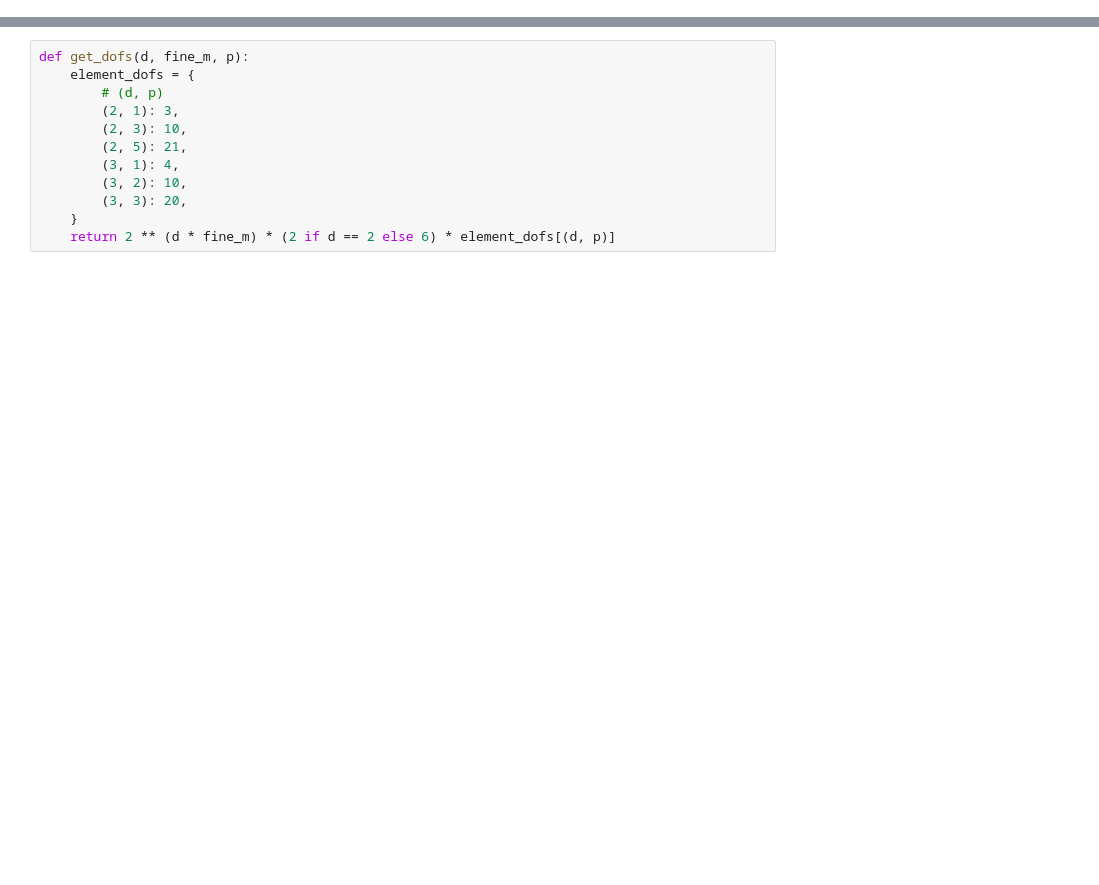
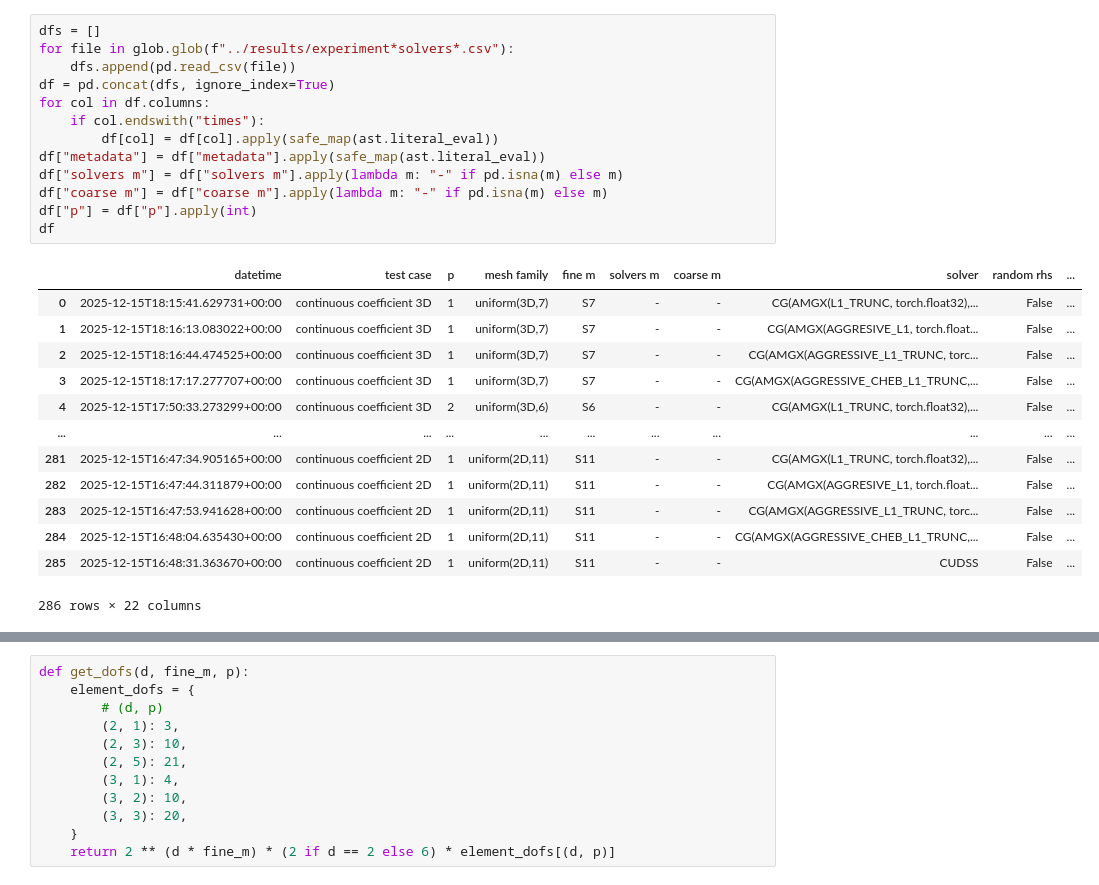
Before and after one commit to mgr0dzicki/dd-solvers, a Jupyter notebook: notebooks/best_comparison.ipynb, the cells around one changed output, grey strips where cells are left out. Cells and saved outputs as stored; diff of their text form; blank space fills up the shorter version.

Commit message:
new results

```diff
--- a/notebooks/best_comparison.ipynb
+++ b/notebooks/best_comparison.ipynb
@@ -35,0 +15,27 @@ for problem in problems:
+# %%
+dfs = []
+for file in glob.glob(f"../results/experiment*solvers*.csv"):
+    dfs.append(pd.read_csv(file))
+df = pd.concat(dfs, ignore_index=True)
+for col in df.columns:
+    if col.endswith("times"):
+        df[col] = df[col].apply(safe_map(ast.literal_eval))
+df["metadata"] = df["metadata"].apply(safe_map(ast.literal_eval))
+df["solvers m"] = df["solvers m"].apply(lambda m: "-" if pd.isna(m) else m)
+df["coarse m"] = df["coarse m"].apply(lambda m: "-" if pd.isna(m) else m)
+df["p"] = df["p"].apply(int)
+df
+# %% [output]
+|  | datetime | test case | p | mesh family | fine m | solvers m | coarse m | solver | random rhs | ... |
+| 0 | 2025-12-15T18:15:41.629731+00:00 | continuous coefficient 3D | 1 | uniform(3D,7) | S7 | - | - | CG(AMGX(L1_TRUNC, torch.float32),... | False | ... |
+| 1 | 2025-12-15T18:16:13.083022+00:00 | continuous coefficient 3D | 1 | uniform(3D,7) | S7 | - | - | CG(AMGX(AGGRESIVE_L1, torch.float... | False | ... |
+| 2 | 2025-12-15T18:16:44.474525+00:00 | continuous coefficient 3D | 1 | uniform(3D,7) | S7 | - | - | CG(AMGX(AGGRESSIVE_L1_TRUNC, torc... | False | ... |
+| 3 | 2025-12-15T18:17:17.277707+00:00 | continuous coefficient 3D | 1 | uniform(3D,7) | S7 | - | - | CG(AMGX(AGGRESSIVE_CHEB_L1_TRUNC,... | False | ... |
+| 4 | 2025-12-15T17:50:33.273299+00:00 | continuous coefficient 3D | 2 | uniform(3D,6) | S6 | - | - | CG(AMGX(L1_TRUNC, torch.float32),... | False | ... |
+| ... | ... | ... | ... | ... | ... | ... | ... | ... | ... | ... |
+| 281 | 2025-12-15T16:47:34.905165+00:00 | continuous coefficient 2D | 1 | uniform(2D,11) | S11 | - | - | CG(AMGX(L1_TRUNC, torch.float32),... | False | ... |
+| 282 | 2025-12-15T16:47:44.311879+00:00 | continuous coefficient 2D | 1 | uniform(2D,11) | S11 | - | - | CG(AMGX(AGGRESIVE_L1, torch.float... | False | ... |
+| 283 | 2025-12-15T16:47:53.941628+00:00 | continuous coefficient 2D | 1 | uniform(2D,11) | S11 | - | - | CG(AMGX(AGGRESSIVE_L1_TRUNC, torc... | False | ... |
+| 284 | 2025-12-15T16:48:04.635430+00:00 | continuous coefficient 2D | 1 | uniform(2D,11) | S11 | - | - | CG(AMGX(AGGRESSIVE_CHEB_L1_TRUNC,... | False | ... |
+| 285 | 2025-12-15T16:48:31.363670+00:00 | continuous coefficient 2D | 1 | uniform(2D,11) | S11 | - | - | CUDSS | False | ... |
+286 rows × 22 columns
```
Also changed, not shown: parts of 17 cells of this notebook, 4 other files.
